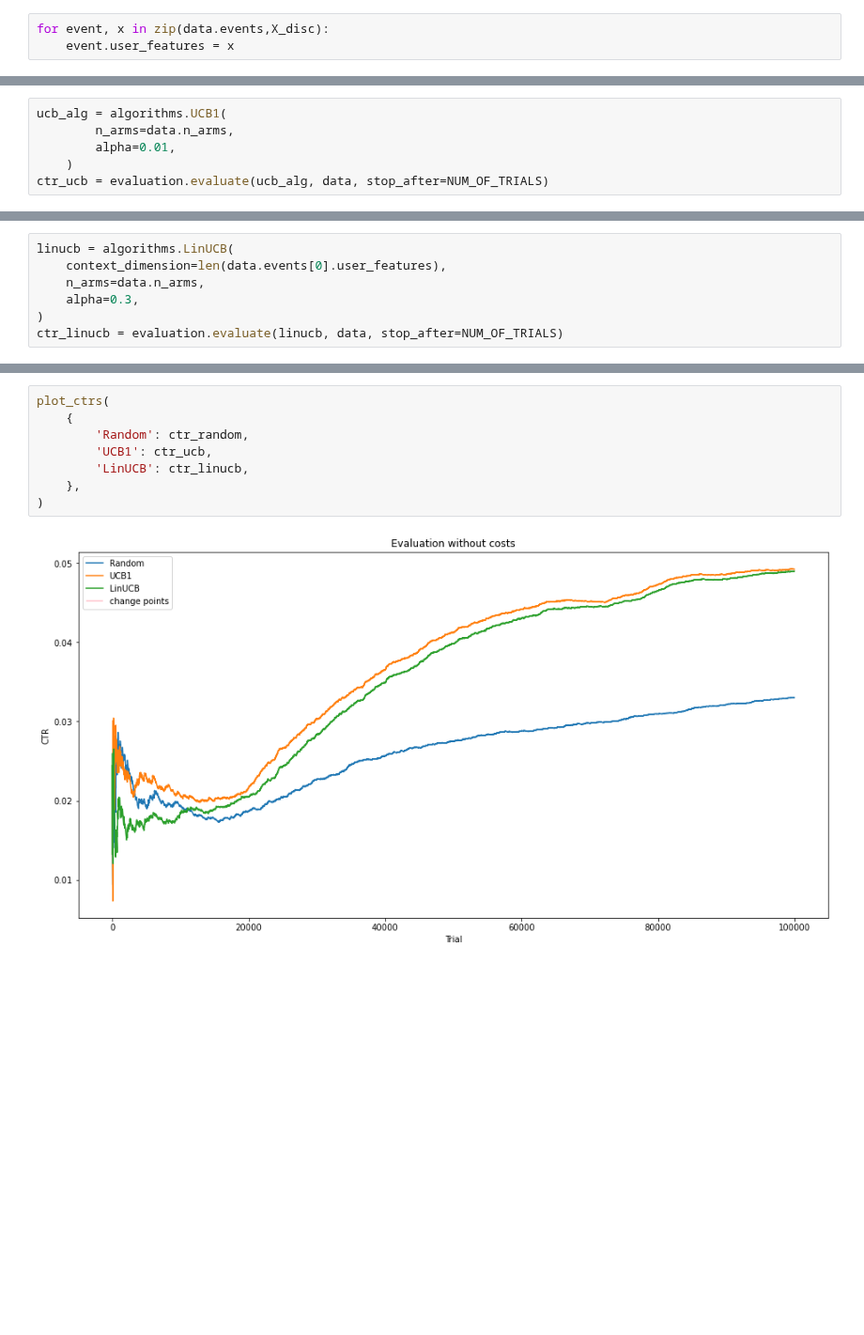
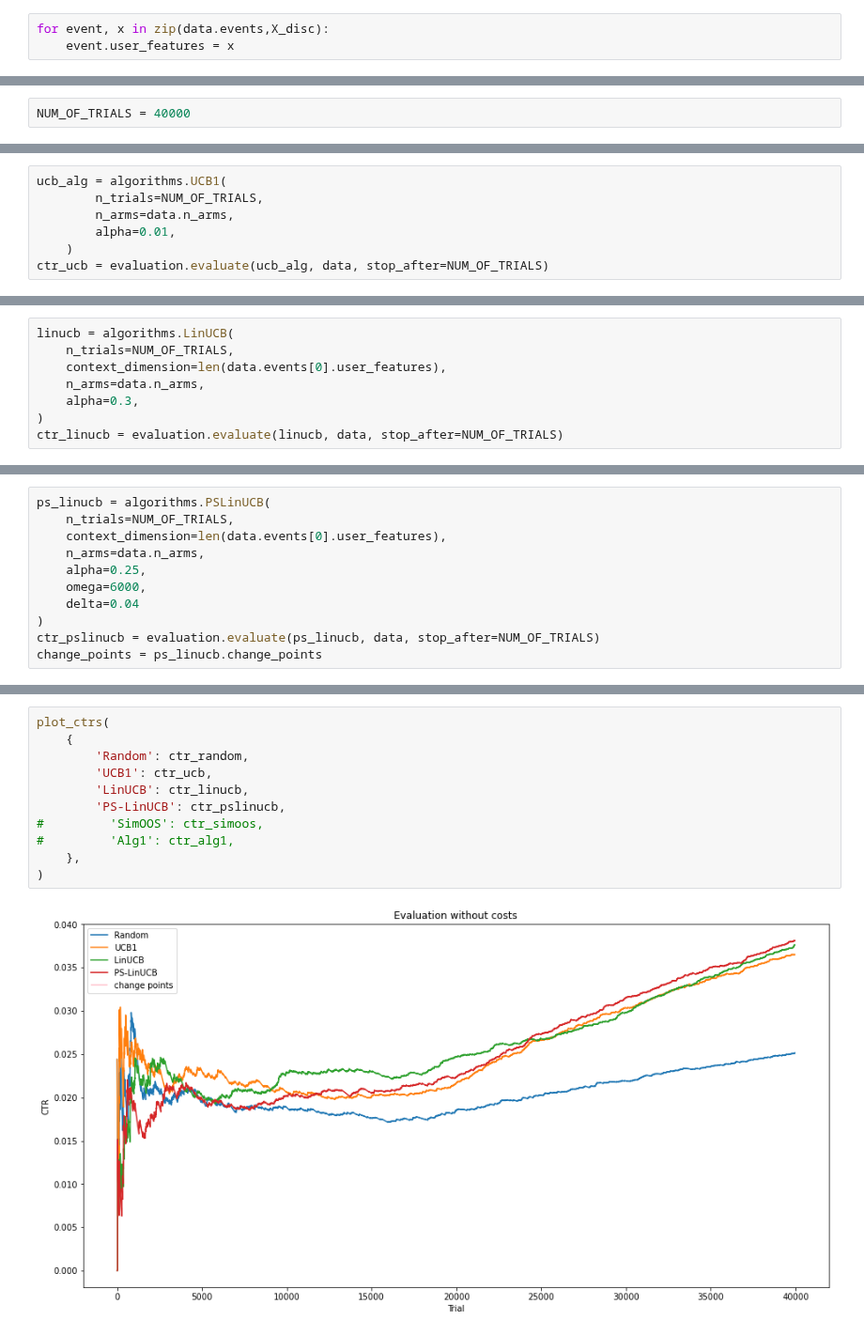
Before and after one commit to saeedghoorchian/NCC-Bandits, a Jupyter notebook: experiments/R6A/8_discretization.ipynb, the cells around one changed output, grey strips where cells are left out. Shown at 94% size. Cells and saved outputs as stored; diff of their text form; blank space fills up the shorter version.

```diff
--- a/experiments/R6A/8_discretization.ipynb
+++ b/experiments/R6A/8_discretization.ipynb
@@ -108,3 +177,5 @@ for event, x in zip(data.events,X_disc):
+# %%
+NUM_OF_TRIALS = 40000
 # %%
 p_random = algorithms.RandomPolicy()
 ctr_random = evaluation.evaluate(p_random, data, stop_after=NUM_OF_TRIALS)
@@ -115,5 +186,6 @@ Execution time: 9.3s
 # %%
 ucb_alg = algorithms.UCB1(
+        n_trials=NUM_OF_TRIALS,
         n_arms=data.n_arms,
         alpha=0.01,
     )
@@ -125,5 +197,6 @@ Execution time: 18.2s
 # %%
 linucb = algorithms.LinUCB(
+    n_trials=NUM_OF_TRIALS,
     context_dimension=len(data.events[0].user_features),
     n_arms=data.n_arms,
     alpha=0.3,
@@ -135,0 +209,11 @@ Execution time: 41.6s
+# %%
+ps_linucb = algorithms.PSLinUCB(
+    n_trials=NUM_OF_TRIALS,
+    context_dimension=len(data.events[0].user_features),
+    n_arms=data.n_arms,
+    alpha=0.25,
+    omega=6000,
+    delta=0.04
+)
+ctr_pslinucb = evaluation.evaluate(ps_linucb, data, stop_after=NUM_OF_TRIALS)
+change_points = ps_linucb.change_points
@@ -136,10 +293,13 @@ Execution time: 41.6s
 # %%
 plot_ctrs(
     {
         'Random': ctr_random,
         'UCB1': ctr_ucb,
         'LinUCB': ctr_linucb,
+        'PS-LinUCB': ctr_pslinucb,
+#         'SimOOS': ctr_simoos,
+#         'Alg1': ctr_alg1,
     },
 )
 # %% [output]
-[figure, old version]
+[figure, new version]
```
Also changed, not shown: parts of 41 cells of this notebook, 1 other file.
